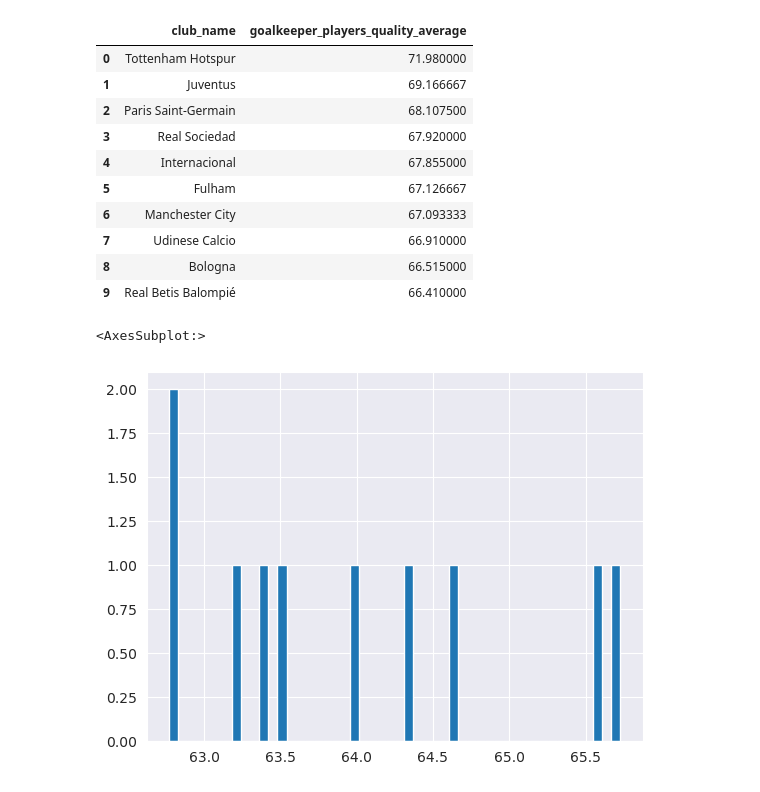
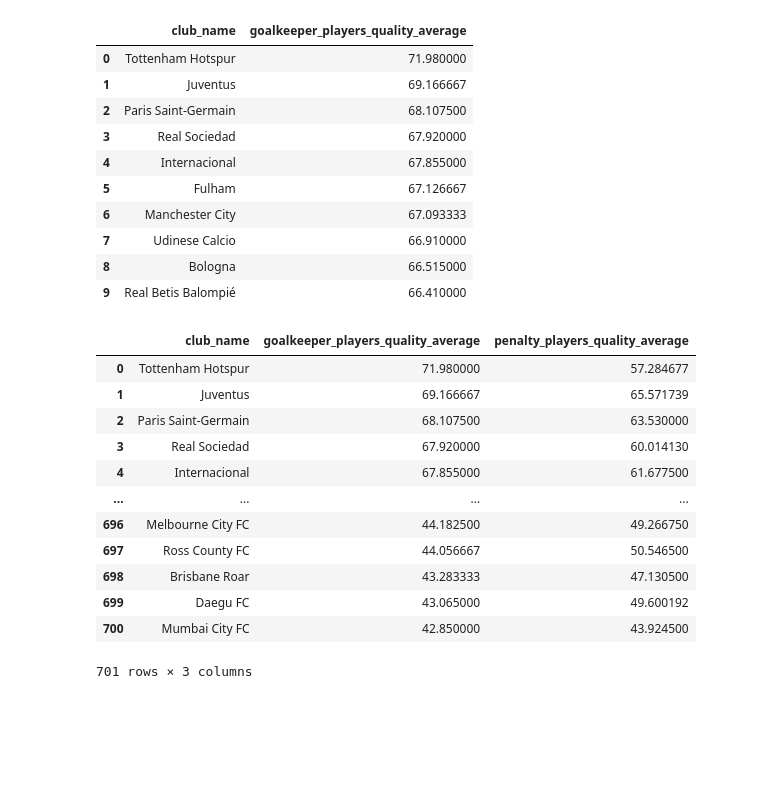
Before and after one commit to Illidan777/data-science-models, a Jupyter notebook: football_player_position_classifier/BIA.ipynb, the cells around one changed output. Cells and saved outputs as stored; diff of their text form; code cells hidden in the pictures; blank space fills up the shorter version.

```diff
--- a/football_player_position_classifier/BIA.ipynb
+++ b/football_player_position_classifier/BIA.ipynb
@@ -467,10 +463,84 @@ read_sql_to_data_frame(goalkeepers_query + 'LIMIT 10')
 # %%
 # 13. Are there any clubs where the penalty takers are significantly (find out what "substantially" means) better than the
 # goalkeepers who save? And vice versa?
 
 # Considering that when creating the metric, we took into account only the sums of features, which are all in the range from 0 - 100 for
 # both goalkeepers and penalty takers, and then took their average for each club. Thanks to the central boundary theorem, statistically
-# we can compare these metrics and assert that they are normally distributed. Therefore, to understand if our clubs have any penalties
+# we can compare these metrics and assert that they are normally distributed.
+
+# To see the overall picture, we can combine our queries and display club statistics on goalkeepers, penalty takers and their differences in the dataset.
+# Already based on the previous tops, we can understand that most clubs have more capable goalkeepers than penalty takers, so we will sort by goalkeepers
+# and calculate the difference by them. Next, we will calculate the average difference between goalkeepers and penalty takers and then vice versa. And
+# further, to find out the clubs where penalty takers play significantly better than goalkeepers, we will need to find clubs where the difference in the
+# quality of play between these two castes is 2 times greater than the average difference
+
+pt_gk_stat_df = read_sql_to_data_frame('''
+WITH penalty_takers_rate AS (
+    SELECT
+        club_name,
+        (
+            (attacking_finishing * 0.2) + (shooting * 0.2) +
+            (pace * 0.025) + (movement_acceleration * 0.05) +
+            (power_long_shots * 0.2) + (power_stamina * 0.005) +
+            (mentality_composure * 0.02) + (mentality_penalties * 0.3)
+        ) AS penalty_quality
+    FROM
+        players
+    WHERE
+        club_position <> 'GK'
+),
+goalkeepers_rate AS (
+    SELECT
+        club_name,
+        (
+            (goalkeeping_diving * 0.1) + (goalkeeping_handling * 0.05) +
+            (goalkeeping_positioning * 0.1) + (goalkeeping_reflexes * 0.3) +
+            (goalkeeping_speed * 0.3) + (power_jumping * 0.1) +
+            (power_stamina * 0.02) + (mentality_composure * 0.03)
+        ) AS goalkeeping_quality
+    FROM
+        players
+    WHERE
+        club_position = 'GK' OR player_positions LIKE '%GK%'
+)
+SELECT
+    p.club_name,
+    g.goalkeeper_players_quality_average,
+    p.penalty_players_quality_average
+FROM
+    (
+        SELECT
+            club_name,
+            AVG(penalty_quality) AS penalty_players_quality_average
+        FROM
+            penalty_takers_rate
+        GROUP BY
+            club_name
+    ) p
+JOIN (
+    SELECT
+        club_name,
+        AVG(goalkeeping_quality) AS goalkeeper_players_quality_average
+    FROM
+        goalkeepers_rate
+    GROUP BY
+        club_name
+) g ON p.club_name = g.club_name
+ORDER BY
+    g.goalkeeper_players_quality_average DESC
+''')
+pt_gk_stat_df
 # %% [output]
+|  | club_name | goalkeeper_players_quality_average | penalty_players_quality_average |
+| 0 | Tottenham Hotspur | 71.980000 | 57.284677 |
+| 1 | Juventus | 69.166667 | 65.571739 |
+| 2 | Paris Saint-Germain | 68.107500 | 63.530000 |
+| 3 | Real Sociedad | 67.920000 | 60.014130 |
+| 4 | Internacional | 67.855000 | 61.677500 |
+| ... | ... | ... | ... |
+| 696 | Melbourne City FC | 44.182500 | 49.266750 |
+| 697 | Ross County FC | 44.056667 | 50.546500 |
+| 698 | Brisbane Roar | 43.283333 | 47.130500 |
+| 699 | Daegu FC | 43.065000 | 49.600192 |
+| 700 | Mumbai City FC | 42.850000 | 43.924500 |
-<AxesSubplot:>
+701 rows × 3 columns
-[figure, removed]
```
Also changed, not shown: parts of 4 cells of this notebook.
